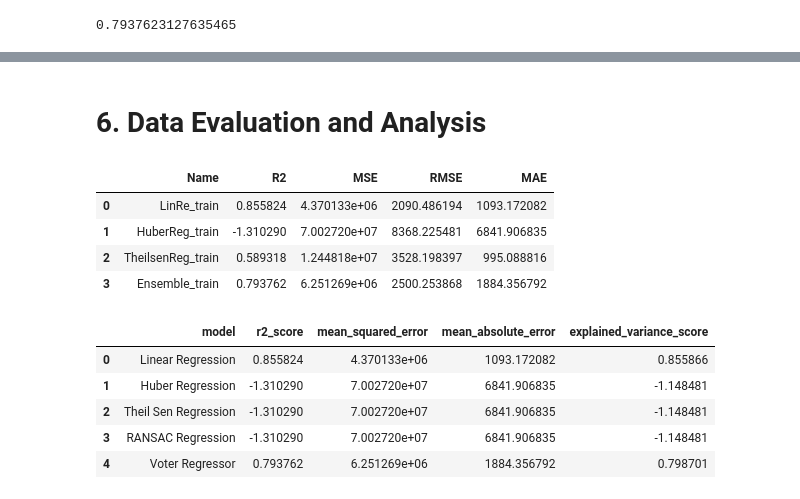
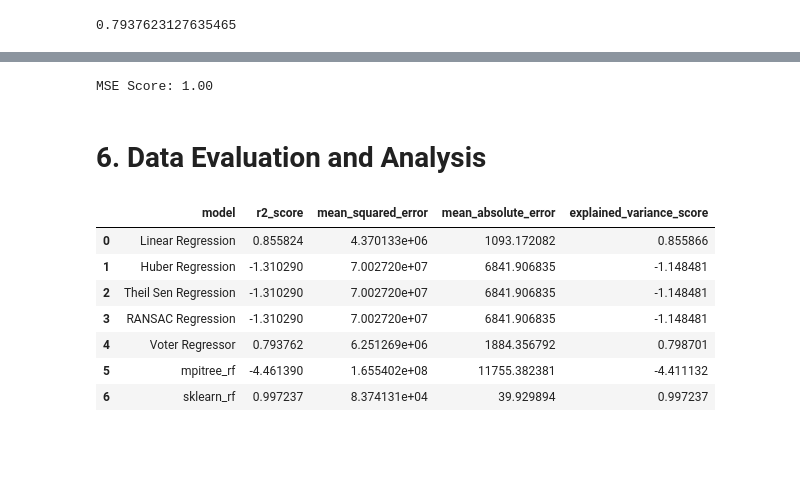
Before and after one commit to ben-my-to/483_ML_BatteryLife, a Jupyter notebook: Setup_Data.ipynb, the cells around one changed output, grey strips where cells are left out. Cells and saved outputs as stored; diff of their text form; code cells hidden in the pictures; blank space fills up the shorter version.

Commit message:
added mpitree random forest implementation

```diff
--- a/Setup_Data.ipynb
+++ b/Setup_Data.ipynb
@@ -575,0 +581,9 @@ print(result)
+# %%
+if exists('Output/mpitree_random_forest.model'):
+    mpitree_rf = pickle.load(open('Output/mpitree_random_forest.model', 'rb'))
+else:
+    mpitree_rf = RandomForest(n_estimators=100, n_sample=int(np.log2(len(X_red_train))))
+    mpitree_rf.fit(X_red_train, y_red_train)
+    pickle.dump(mpitree_rf, open('Output/mpitree_random_forest.model', 'wb'))
+
+print(mpitree_rf)
@@ -576,3 +610,17 @@ print(result)
+# %%
+from sklearn.ensemble import RandomForestRegressor
+
+if exists('Output/sklearn_random_forest.model'):
+    sklearn_rf = pickle.load(open('Output/sklearn_random_forest.model', 'rb'))
+else:
+    sklearn_rf = RandomForestRegressor(n_estimators=100)
+    sklearn_rf.fit(X_red_train, y_red_train)
+    pickle.dump(sklearn_rf, open('Output/sklearn_random_forest.model', 'wb'))
+
+score = sklearn_rf.score(X_red_test, y_red_test)
+print(f"MSE Score: {score:.2f}")
+# %% [output]
+MSE Score: 1.00
 # %% [markdown]
 # 6. Data Evaluation and Analysis <a class="6" id="6"></a>
 # %%
@@ -607,43 +655,42 @@ def regression_metrics(y_true, y_pred):
 # %%
-pred_dict = {"LinRe":lr_red_pred, "HuberReg":huber_pred, "TheilsenReg":theilsen_pred, "Ensemble":vote_reg_pred}
+# pred_dict = {"LinRe":lr_red_pred, "HuberReg":huber_pred, "TheilsenReg":theilsen_pred, "Ensemble":vote_reg_pred}
 
-df_scores = pd.DataFrame(columns=["Name","R2", "MSE", "RMSE", "MAE"])
+# df_scores = pd.DataFrame(columns=["Name","R2", "MSE", "RMSE", "MAE"])
 
-for key, value in pred_dict.items():
-    # calculating regression metrics
-    mae, mse, rmse, r2 = regression_metrics(y_red_test, value)
-    # adding model and metrics to df
-    new_dict = {"Name":key+"_train","R2":r2, "MSE":mse, "RMSE":rmse, "MAE":mae}
-    df_scores = df_scores.append(new_dict, ignore_index=True)
+# for key, value in pred_dict.items():
+#     # calculating regression metrics
+#     mae, mse, rmse, r2 = regression_metrics(y_red_test, value)
+#     # adding model and metrics to df
+#     new_dict = {"Name":key+"_train","R2":r2, "MSE":mse, "RMSE":rmse, "MAE":mae}
+#     df_scores = df_scores.append(new_dict, ignore_index=True)
 
-df_scores
+# df_scores
-# %% [output]
-|  | Name | R2 | MSE | RMSE | MAE |
-| 0 | LinRe_train | 0.855824 | 4.370133e+06 | 2090.486194 | 1093.172082 |
-| 1 | HuberReg_train | -1.310290 | 7.002720e+07 | 8368.225481 | 6841.906835 |
-| 2 | TheilsenReg_train | 0.589318 | 1.244818e+07 | 3528.198397 | 995.088816 |
-| 3 | Ensemble_train | 0.793762 | 6.251269e+06 | 2500.253868 | 1884.356792 |
 # %%
-models = ["Linear Regression", "Huber Regression", "Theil Sen Regression", "RANSAC Regression", "Voter Regressor"]
-predictors = [lr_red, huber, theilsen, ransac, vote_reg]
+models = ["Linear Regression", "Huber Regression", "Theil Sen Regression", "RANSAC Regression", "Voter Regressor", "mpitree_rf", "sklearn_rf"]
+predictors = [lr_red, huber, theilsen, ransac, vote_reg, mpitree_rf, sklearn_rf]
 metrics = [r2_score, mean_squared_error, mean_absolute_error, explained_variance_score]
 
 data = []
 
 for i, (model, predictor) in enumerate(zip(models, predictors)):
     data.append([model])
     for j, metric in enumerate(metrics):
-        y_hat = predictor.predict(X_red_test)
+        if predictor is mpitree_rf:
+            y_hat = predictor.predict_all(X_red_test)
+        else:
+            y_hat = predictor.predict(X_red_test)
         data[i].append(metric(y_red_test, y_hat))
 
 pd.DataFrame(data, columns=["model"] + [m.__name__ for m in metrics])
 # %% [output]
 |  | model | r2_score | mean_squared_error | mean_absolute_error | explained_variance_score |
 | 0 | Linear Regression | 0.855824 | 4.370133e+06 | 1093.172082 | 0.855866 |
 | 1 | Huber Regression | -1.310290 | 7.002720e+07 | 6841.906835 | -1.148481 |
 | 2 | Theil Sen Regression | -1.310290 | 7.002720e+07 | 6841.906835 | -1.148481 |
 | 3 | RANSAC Regression | -1.310290 | 7.002720e+07 | 6841.906835 | -1.148481 |
 | 4 | Voter Regressor | 0.793762 | 6.251269e+06 | 1884.356792 | 0.798701 |
+| 5 | mpitree_rf | -4.461390 | 1.655402e+08 | 11755.382381 | -4.411132 |
+| 6 | sklearn_rf | 0.997237 | 8.374131e+04 | 39.929894 | 0.997237 |
 # %%
 import statsmodels.api as sm
 
```
Also changed, not shown: parts of 7 cells of this notebook, 14 other files.
